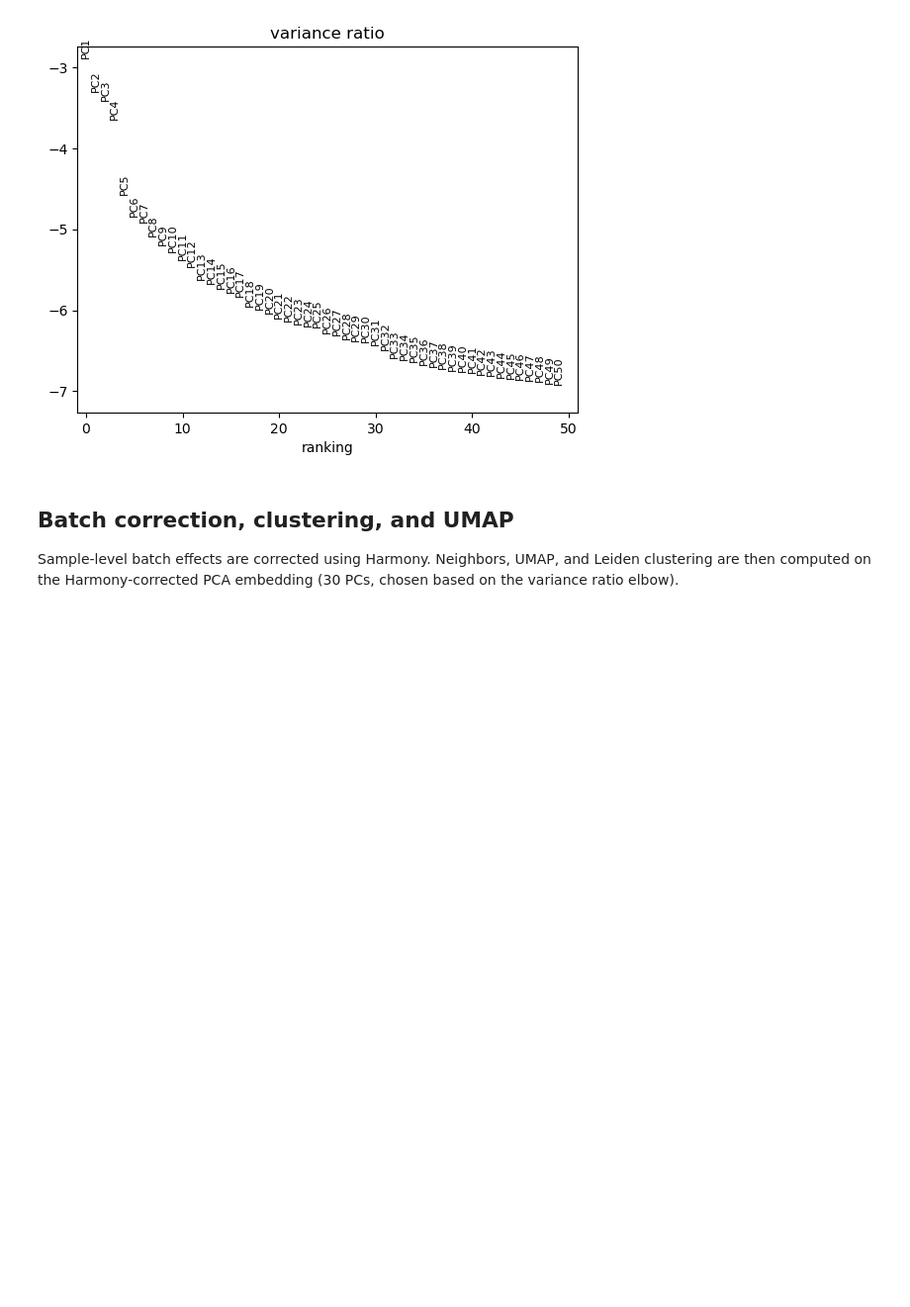
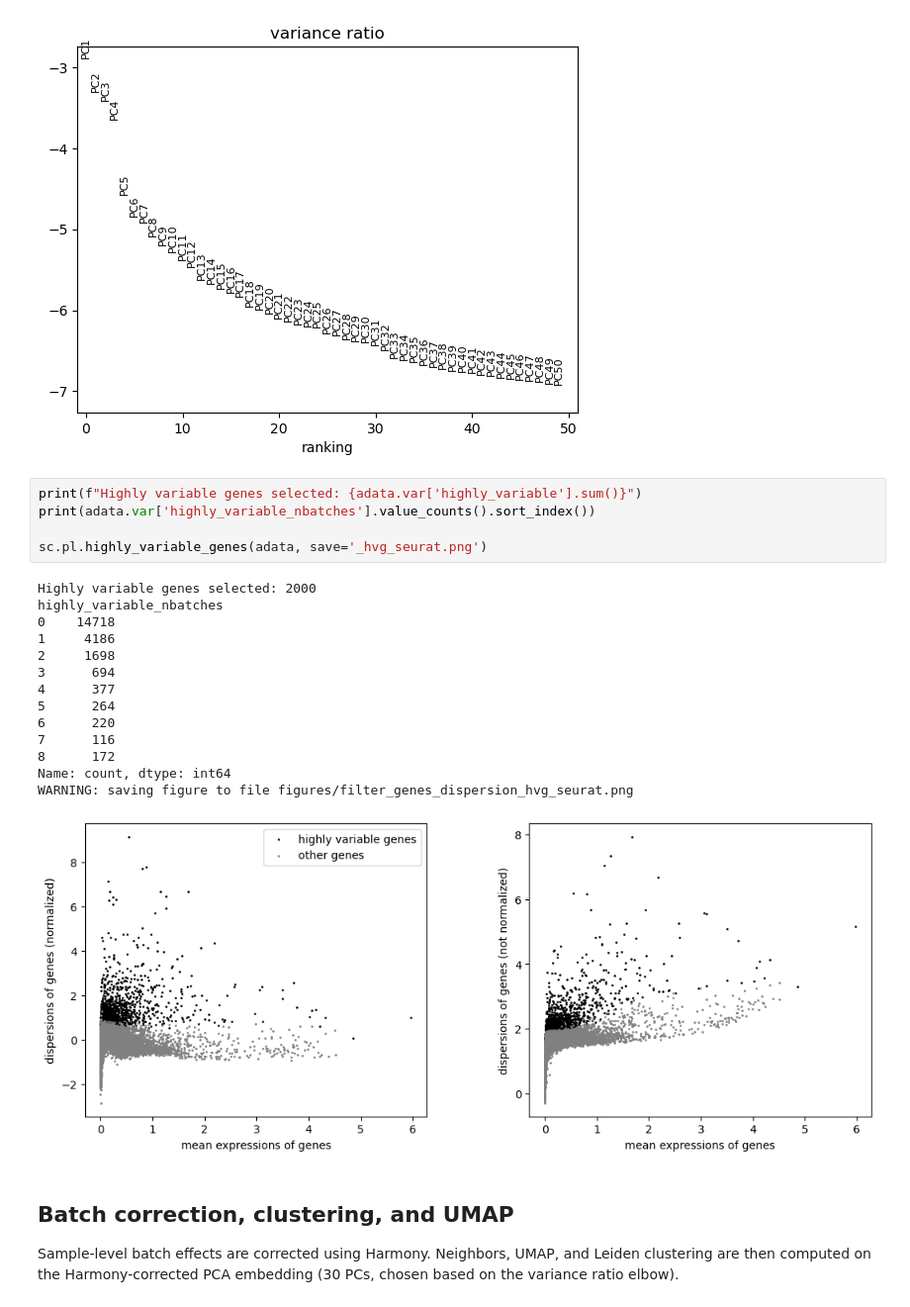
Before and after one commit to MadhuramDidwani45/Sc-RNA-seq-Analysis, a Jupyter notebook: 02_integration_and_major_celltypes.ipynb, the cells around one changed output. Shown at 99% size. Saved outputs shown, nothing was run; the diff lists cells and outputs as text; blank space fills up the shorter version.

Commit message:
Added HVG Plot

```diff
--- a/02_integration_and_major_celltypes.ipynb
+++ b/02_integration_and_major_celltypes.ipynb
@@ -40,6 +40,26 @@ sc.tl.pca(adata_hvg, svd_solver='arpack', n_comps=50)
 sc.pl.pca_variance_ratio(adata_hvg, n_pcs=50, log=True)
 # %% [output]
 [figure]
+# %%
+print(f"Highly variable genes selected: {adata.var['highly_variable'].sum()}")
+print(adata.var['highly_variable_nbatches'].value_counts().sort_index())
+
+sc.pl.highly_variable_genes(adata, save='_hvg_seurat.png')
+# %% [output]
+Highly variable genes selected: 2000
+highly_variable_nbatches
+0    14718
+1     4186
+2     1698
+3      694
+4      377
+5      264
+6      220
+7      116
+8      172
+Name: count, dtype: int64
+WARNING: saving figure to file figures/filter_genes_dispersion_hvg_seurat.png
+[figure, added]
 # %% [markdown]
 ## Batch correction, clustering, and UMAP
 
```
